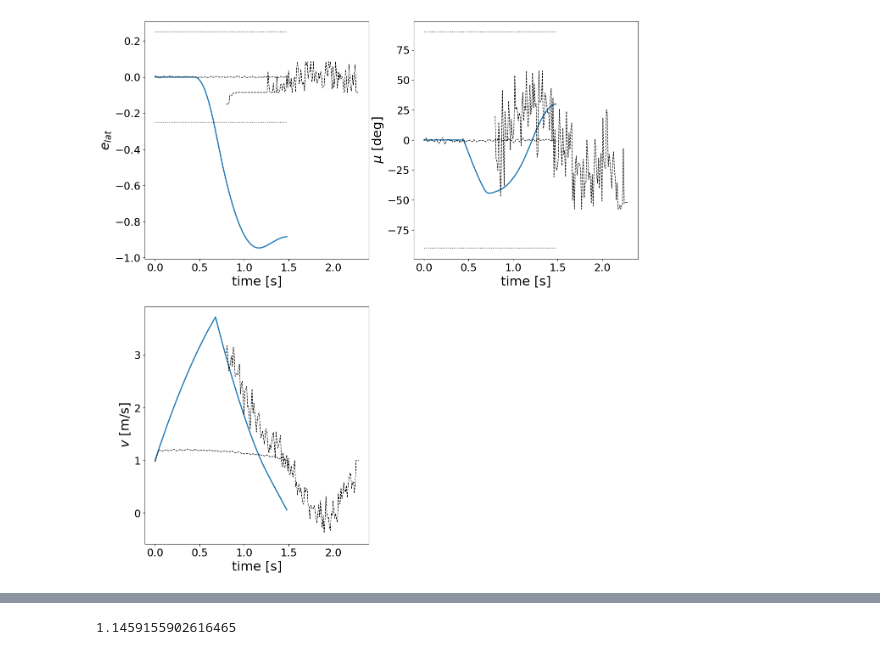
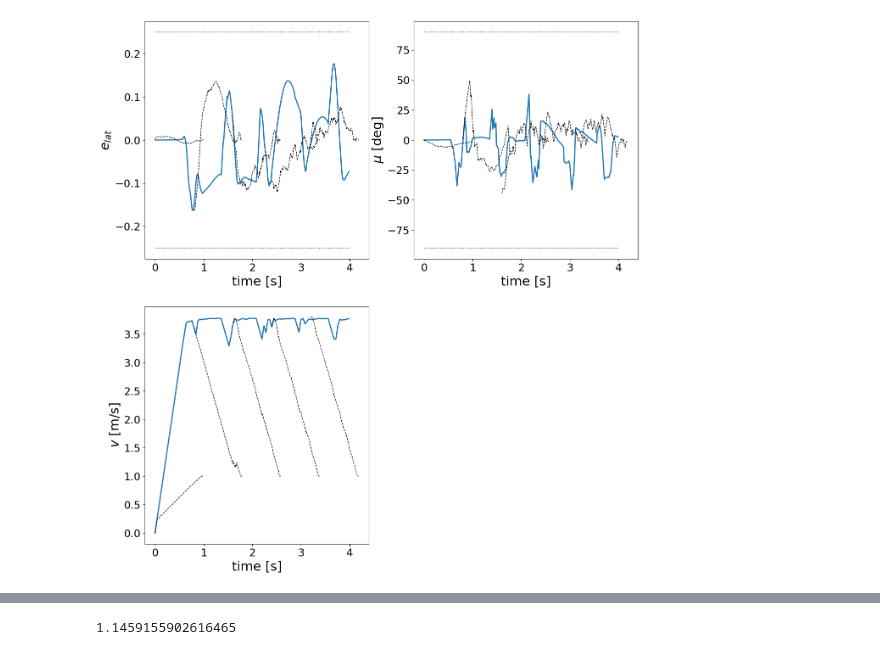
Before and after one commit to HuangYujun-JunkyTalent/DataDrivenSafetyFilter, a Jupyter notebook: track_simulation.ipynb, the cells around one changed output, grey strips where cells are left out. Saved outputs shown, nothing was run; the diff lists cells and outputs as text; code cells hidden in the pictures.

```diff
--- a/track_simulation.ipynb
+++ b/track_simulation.ipynb
@@ -129,22 +116,22 @@ if save_fig:
 # %%
 # choose one result to plot details
-results = dict_results[(random_seed, track_filter_types[0], SafetyFilterTypes.INDIRECT_FIX_MU, simulation_input_rules[0])][0]
+results = dict_results[(random_seed, track_filter_types[0], SafetyFilterTypes.INDIRECT_FITTING_TERMINAL, simulation_input_rules[0])][0]
 
 # plot given error dynamics trajectory
 plt.figure(figsize=(15,16))
 #velocity input
 ax = plt.subplot(221)
 results.plot_error_trajectory(0, ax, constraint=(-simulator.track_width/2, simulator.track_width/2))
 results.plot_predicted_error_slices(0, ax)
 ax = plt.subplot(222)
 results.plot_error_trajectory(1, ax, constraint=(simulator.mu_min*180/np.pi, simulator.mu_max*180/np.pi))
 results.plot_predicted_error_slices(1, ax)
 ax = plt.subplot(223)
 results.plot_error_trajectory(2, ax)
 results.plot_predicted_error_slices(2, ax)
 plt.show()
 # %% [output]
-[figure, old version]
+[figure, new version]
 # %%
 # plot given and applied inputs
 plt.figure(figsize=(14,6))
```
Also changed, not shown: parts of 12 cells of this notebook, 4 other files.
